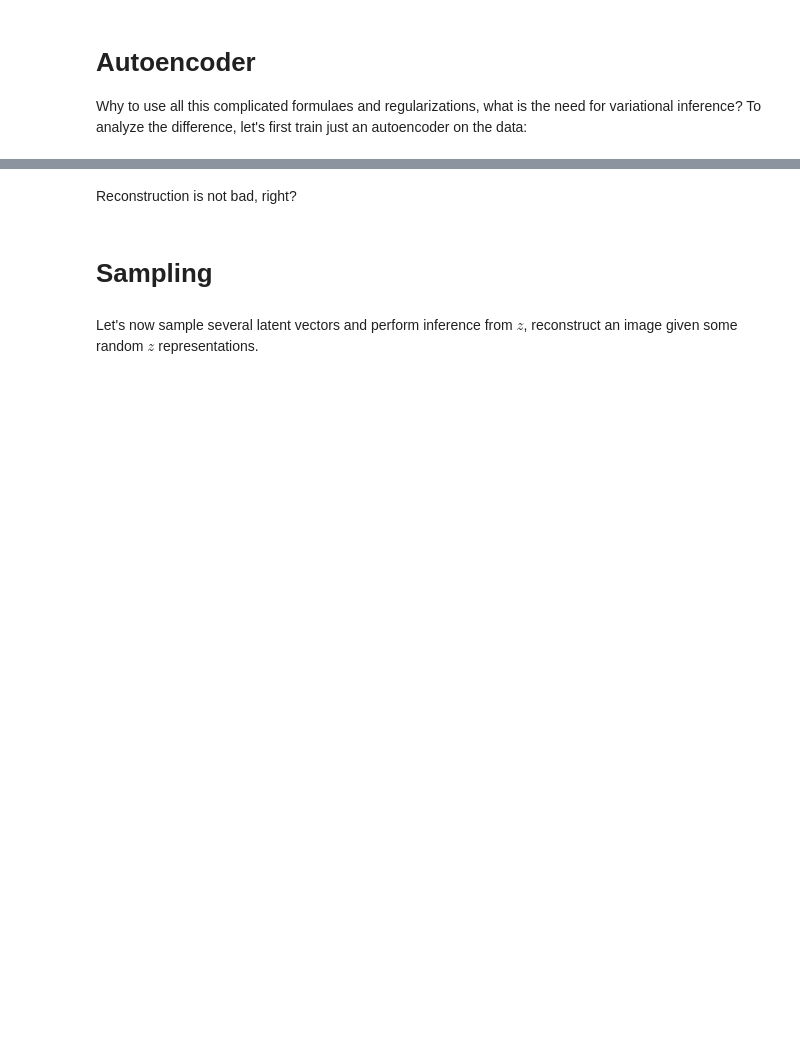
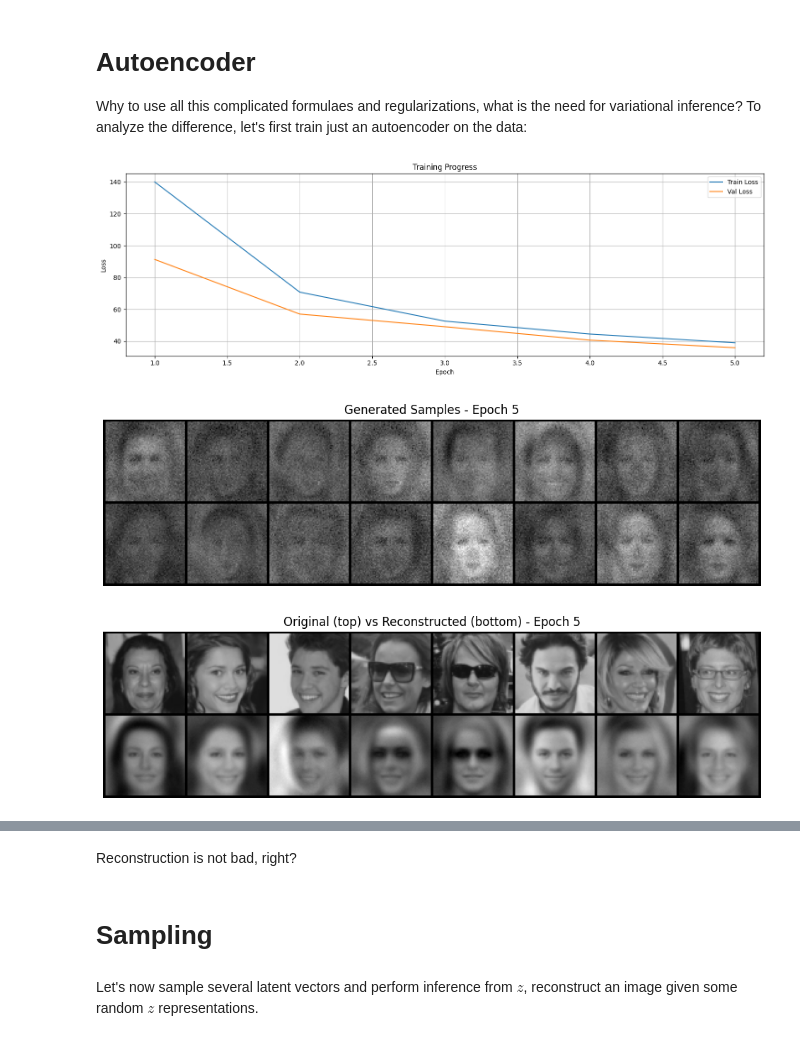
Before and after one commit to Aphelack/deep_vision_and_graphics, a Jupyter notebook: homework03/homework-part2-vae.ipynb, the cells around one changed output, grey strips where cells are left out. Cells and saved outputs as stored; diff of their text form; code cells hidden in the pictures; blank space fills up the shorter version.

Commit message:
trained autoencoder

```diff
--- a/homework03/homework-part2-vae.ipynb
+++ b/homework03/homework-part2-vae.ipynb
@@ -50,7 +50,7 @@ from torch.utils.data import Dataset, DataLoader
 import torchvision
 from torchvision.utils import make_grid
 
-device = torch.device("cuda") if torch.cuda.is_available() else torch.device('cpu')
+device = torch.device("cuda:4") if torch.cuda.is_available() else torch.device('cpu')
 # %%
 #!L
 class CropCelebA64:
@@ -76,7 +76,7 @@ train_dataset = torchvision.datasets.CelebA(
         torchvision.transforms.RandomHorizontalFlip(),
         torchvision.transforms.ToTensor(),
 
-        # torchvision.transforms.Grayscale()
+        torchvision.transforms.Grayscale()
     ]),
     #download=True,   # in case of problems with downloading from gdrive above
 )
@@ -89,7 +89,7 @@ validation_dataset = torchvision.datasets.CelebA(
         torchvision.transforms.Resize(64),
         torchvision.transforms.ToTensor(),
 
-        # torchvision.transforms.Grayscale()
+        torchvision.transforms.Grayscale()
     ]),
 )
 # %%
@@ -102,10 +106,10 @@ np.savez("real.npz", Pictures=real_images.reshape(num_images, 64 * 64 * 3))
 # %%
 #!L
-BATCH_SIZE = 64
+BATCH_SIZE = 512
 
 # you may find useful parameters `num_workers` and `pin_memory`
-train_loader = DataLoader(train_dataset, batch_size=BATCH_SIZE, shuffle=True)
-val_loader = DataLoader(validation_dataset, batch_size=BATCH_SIZE)
+train_loader = DataLoader(train_dataset, batch_size=BATCH_SIZE, shuffle=True, num_workers=32, pin_memory=True)
+val_loader = DataLoader(validation_dataset, batch_size=BATCH_SIZE, num_workers=32, pin_memory=True)
 # %% [markdown]
 # Autoencoder
 
@@ -241,8 +210,8 @@ class Autoencoder(nn.Module):
 #!L
 # Create MSE loss function
 criterion = torch.nn.MSELoss()
-encoder = Encoder(latent_dim=dimZ)
-decoder = Decoder(latent_dim=dimZ)
+encoder = EncoderAE(latent_dim=dimZ, hidden_dim=2028)
+decoder = DecoderAE(latent_dim=dimZ, hidden_dim=2048)
 autoencoder = Autoencoder(encoder, decoder).to(device)
 
 # Use Adam optimizer
@@ -426,11 +369,15 @@ def visualize_images_ae(images, title="", nrow=8):
 def mse_loss(recon_x, x):
     return F.mse_loss(recon_x, x, reduction='sum')
 # %%
-train_losses, val_losses, lpips_scores = train_loop_ae(
+train_losses, val_losses = train_loop_ae(
     model=autoencoder,
     train_loader=train_loader,
     val_loader=val_loader,
     loss_function=mse_loss,
-    epochs=50,
+    epochs=5,
     device=device
 )
+# %% [output]
+[figure, added]
+[figure, added]
+[figure, added]
```
Also changed, not shown: parts of 13 cells of this notebook, 1 other file.
